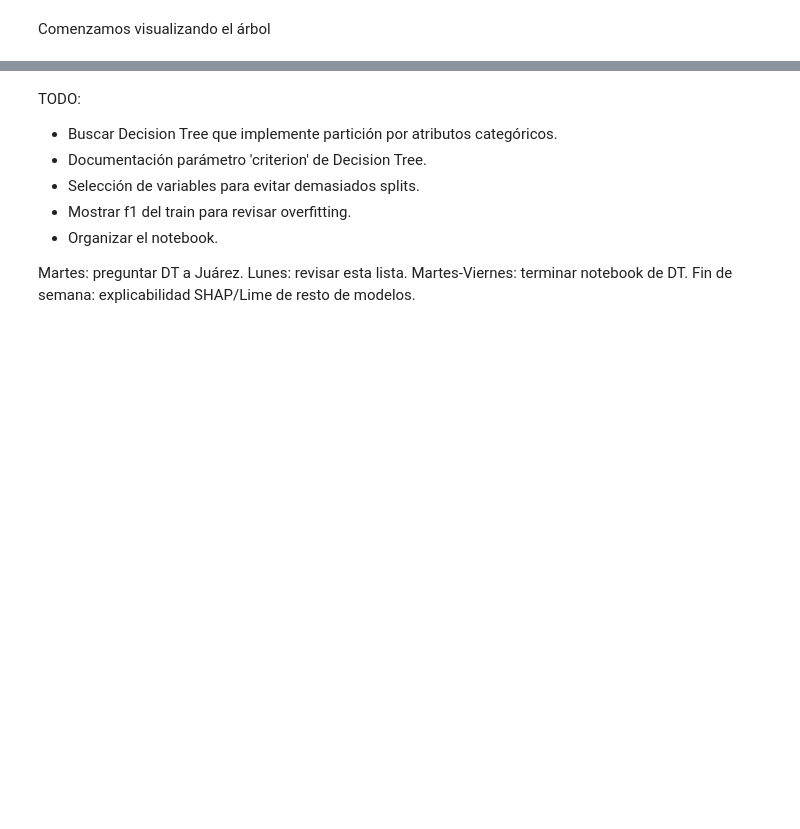
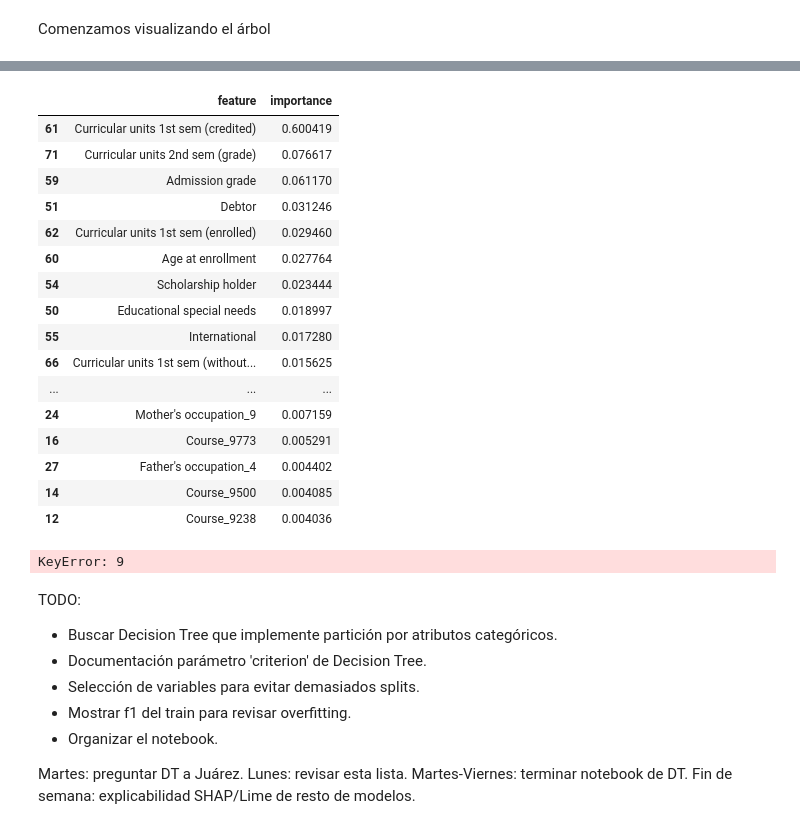
Before and after one commit to JMGO-coding/MLX_academic_performance, a Jupyter notebook: src/eda.ipynb, the cells around one changed output, grey strips where cells are left out. Cells and saved outputs as stored; diff of their text form; code cells hidden in the pictures; blank space fills up the shorter version.

```diff
--- a/src/eda.ipynb
+++ b/src/eda.ipynb
@@ -599,10 +633,33 @@ print('Tipos de las variables:', type(X_transformed), type(feature_names_trans))
+# %%
+feature_importances.head(20)
+# %% [output]
+|  | feature | importance |
+| 61 | Curricular units 1st sem (credited) | 0.600419 |
+| 71 | Curricular units 2nd sem (grade) | 0.076617 |
+| 59 | Admission grade | 0.061170 |
+| 51 | Debtor | 0.031246 |
+| 62 | Curricular units 1st sem (enrolled) | 0.029460 |
+| 60 | Age at enrollment | 0.027764 |
+| 54 | Scholarship holder | 0.023444 |
+| 50 | Educational special needs | 0.018997 |
+| 55 | International | 0.017280 |
+| 66 | Curricular units 1st sem (without... | 0.015625 |
+| ... | ... | ... |
+| 24 | Mother's occupation_9 | 0.007159 |
+| 16 | Course_9773 | 0.005291 |
+| 27 | Father's occupation_4 | 0.004402 |
+| 14 | Course_9500 | 0.004085 |
+| 12 | Course_9238 | 0.004036 |
 # %%
 # Crear el árbol de decisión interactivo con Supertree
-X_transformed_dense = X_transformed.toarray()  # Convert to dense numpy array
+X_transformed_dense = X_transformed if isinstance(X_transformed, np.ndarray) else X_transformed.toarray()   # Convert to dense numpy array
+
 st = SuperTree(best_tree, X_transformed_dense, y_train, feature_names_trans, target_names)
 
 # Mostrar el árbol de decisión interactivo
 st.show_tree()
+# %% [output]
+KeyError: 9
 # %% [markdown]
 TODO:
 
```
Also changed, not shown: parts of 23 cells of this notebook.
